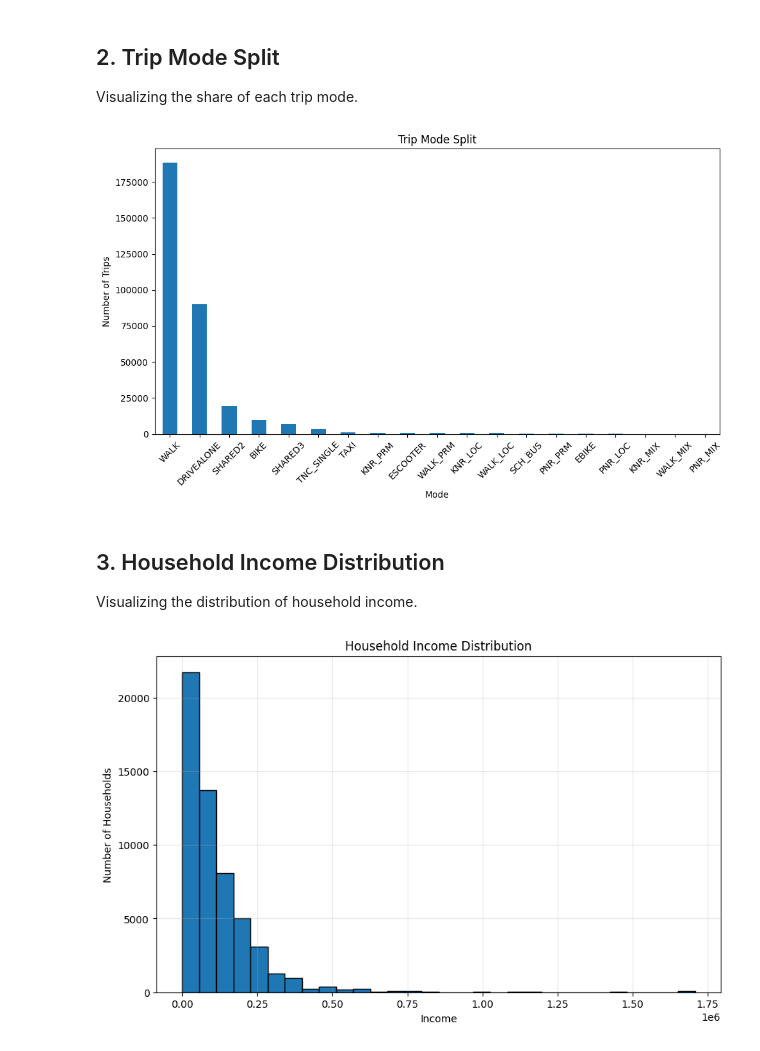
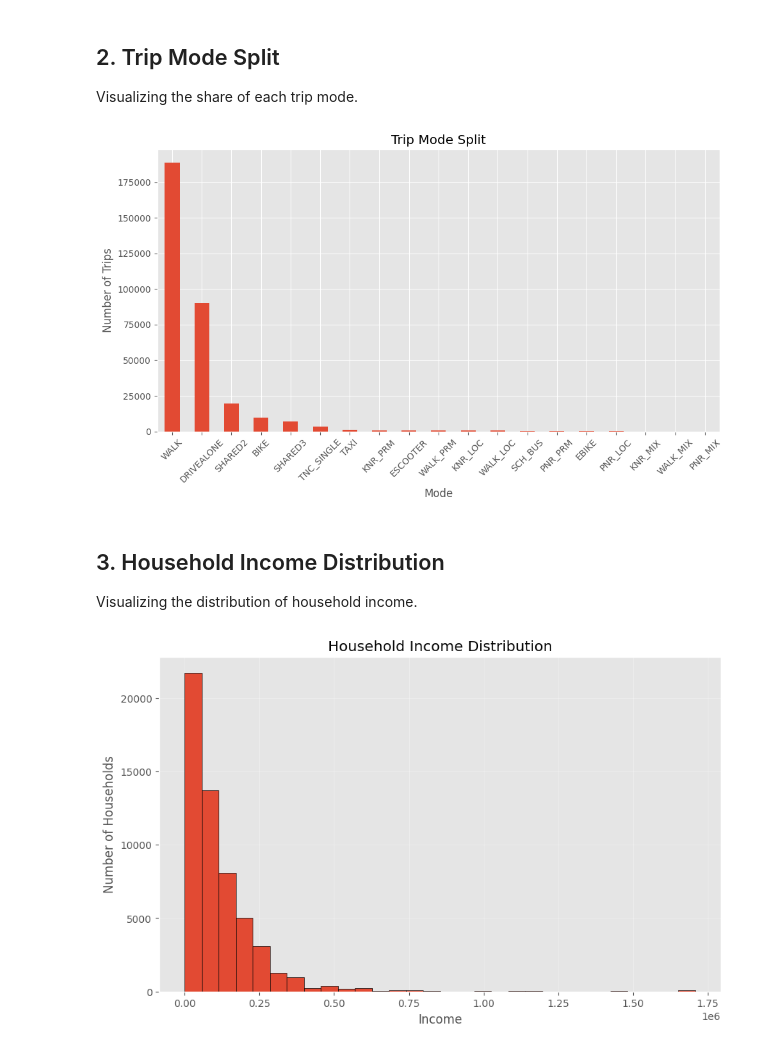
Before and after one commit to sunsunskibiz/sandag-abm3-example, a Jupyter notebook: tutorial/visualize_output.ipynb, the cells around one changed output. Cells and saved outputs as stored; diff of their text form; code cells hidden in the pictures.

```diff
--- a/tutorial/visualize_output.ipynb
+++ b/tutorial/visualize_output.ipynb
@@ -7,3 +9,7 @@ import os
 import numpy as np
 import pandas as pd
 import matplotlib.pyplot as plt
+
+%matplotlib inline
+plt.style.use('ggplot')
+plt.rcParams['figure.figsize'] = (15,10)
@@ -10,3 +18,22 @@ import matplotlib.pyplot as plt
+# %%
+OUTPUT_DIR = '../output'
+TRIPS_FILE = os.path.join(OUTPUT_DIR, 'final_trips.csv')
+HH_FILE = os.path.join(OUTPUT_DIR, 'final_households.csv')
+PERSON_FILE = os.path.join(OUTPUT_DIR, 'final_persons.csv')
+TOUR_FILE = os.path.join(OUTPUT_DIR, 'final_tours.csv')
+MEM_LOG_FILE = os.path.join(OUTPUT_DIR, 'mem.csv')
+
+PERSON = pd.read_csv(PERSON_FILE, index_col='person_id')
+TOUR = pd.read_csv(TOUR_FILE, index_col='tour_id')
+TRIP = pd.read_csv(TRIPS_FILE, index_col='trip_id')
+HOUSEHOLD = pd.read_csv(HH_FILE, index_col='household_id')
+
+# Map column names if they differ
+if 'primary_purpose' in TOUR.columns:
+    TOUR = TOUR.rename(columns={'primary_purpose': 'tour_purpose'})
+
+if 'distance' in TRIP.columns:
+    TRIP = TRIP.rename(columns={'distance': 'trip_distance'})
 # %% [markdown]
 ## 1. Memory Usage
 Visualizing memory usage over the model run time.
@@ -44,11 +72,8 @@ plot_mem_usage("../output/omnibus_mem.csv", 'uss', 'ActivitySim Memory Usage')
 ## 2. Trip Mode Split
 Visualizing the share of each trip mode.
 # %%
-trips_file = "../output/final_trips.csv"
-if os.path.exists(trips_file):
-    trips = pd.read_csv(trips_file)
-    mode_counts = trips['trip_mode'].value_counts()
-
+if 'trip_mode' in TRIP.columns:
+    mode_counts = TRIP['trip_mode'].value_counts()
     plt.figure(figsize=(10, 6))
     mode_counts.plot(kind='bar')
     plt.title('Trip Mode Split')
@@ -58,25 +83,22 @@ if os.path.exists(trips_file):
     plt.tight_layout()
     plt.show()
 else:
-    print(f"File not found: {trips_file}")
+    print("trip_mode column not found in trips data")
 # %% [output]
-[figure, old version]
+[figure, new version]
 # %% [markdown]
 ## 3. Household Income Distribution
 Visualizing the distribution of household income.
 # %%
-households_file = "../output/final_households.csv"
-if os.path.exists(households_file):
-    households = pd.read_csv(households_file)
-
+if 'income' in HOUSEHOLD.columns:
     plt.figure(figsize=(10, 6))
-    plt.hist(households['income'], bins=30, edgecolor='black')
+    plt.hist(HOUSEHOLD['income'], bins=30, edgecolor='black')
     plt.title('Household Income Distribution')
     plt.xlabel('Income')
     plt.ylabel('Number of Households')
     plt.grid(True, alpha=0.3)
     plt.show()
 else:
-    print(f"File not found: {households_file}")
+    print("income column not found in household data")
 # %% [output]
-[figure, old version]
+[figure, new version]
```
Also changed, not shown: parts of 15 cells of this notebook.
